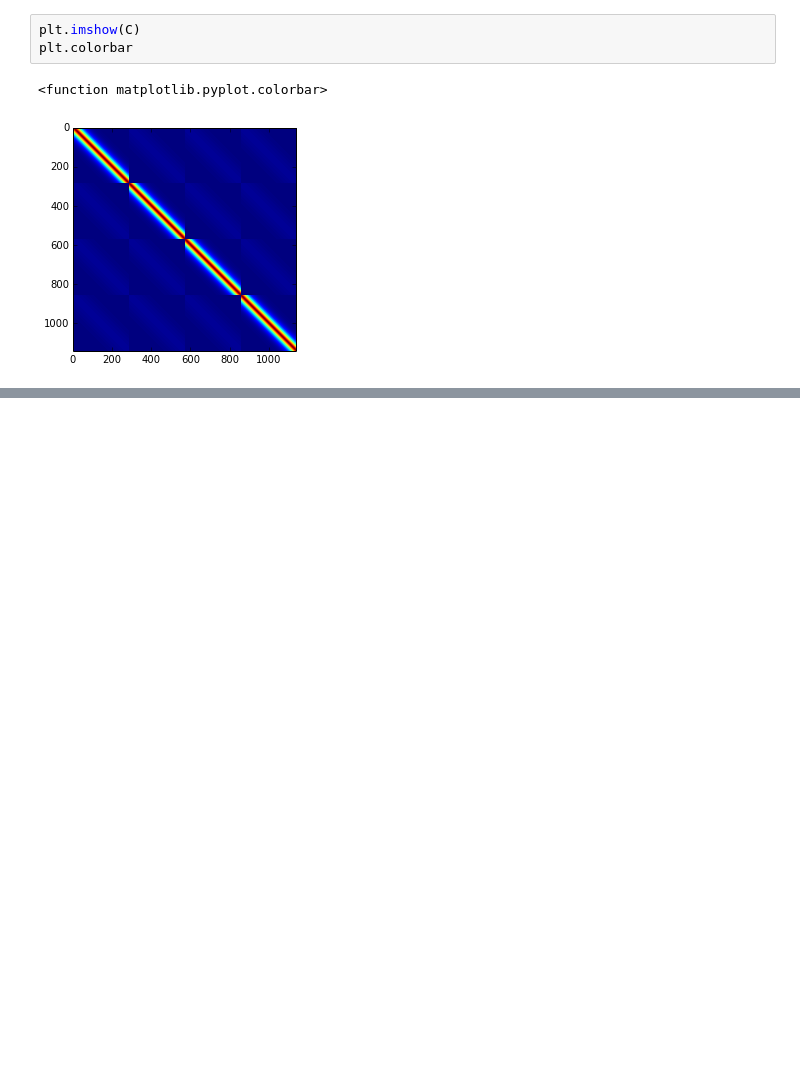
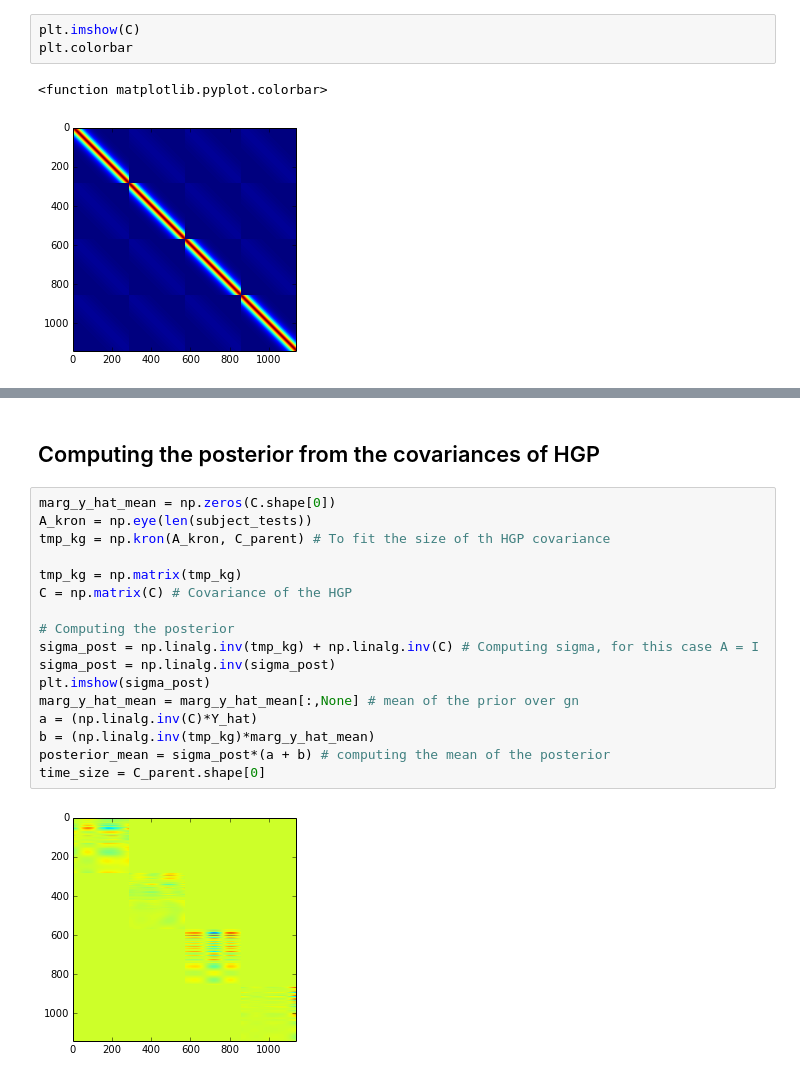
Before and after one commit to juangil/machine_learning_class, a Jupyter notebook: GP_tests/mocap_test_1/MOGP_mocap_1_HGP.ipynb, the cells around one changed output, grey strips where cells are left out. Drawn from its saved outputs; the diff is of its cells as text; blank space fills up the shorter version.

Commit message:
posterior of functions computed

```diff
--- a/GP_tests/mocap_test_1/MOGP_mocap_1_HGP.ipynb
+++ b/GP_tests/mocap_test_1/MOGP_mocap_1_HGP.ipynb
@@ -419,0 +432,21 @@ for i in range(0,len(subject_tests)):
+# %% [markdown]
+## Computing the posterior from the covariances of HGP
+# %%
+marg_y_hat_mean = np.zeros(C.shape[0])
+A_kron = np.eye(len(subject_tests))
+tmp_kg = np.kron(A_kron, C_parent) # To fit the size of th HGP covariance
+
+tmp_kg = np.matrix(tmp_kg)
+C = np.matrix(C) # Covariance of the HGP
+
+# Computing the posterior
+sigma_post = np.linalg.inv(tmp_kg) + np.linalg.inv(C) # Computing sigma, for this case A = I
+sigma_post = np.linalg.inv(sigma_post)
+plt.imshow(sigma_post)
+marg_y_hat_mean = marg_y_hat_mean[:,None] # mean of the prior over gn
+a = (np.linalg.inv(C)*Y_hat)
+b = (np.linalg.inv(tmp_kg)*marg_y_hat_mean)
+posterior_mean = sigma_post*(a + b) # computing the mean of the posterior
+time_size = C_parent.shape[0]
+# %% [output]
+[figure, added]
```
Also changed, not shown: parts of 8 cells of this notebook.
